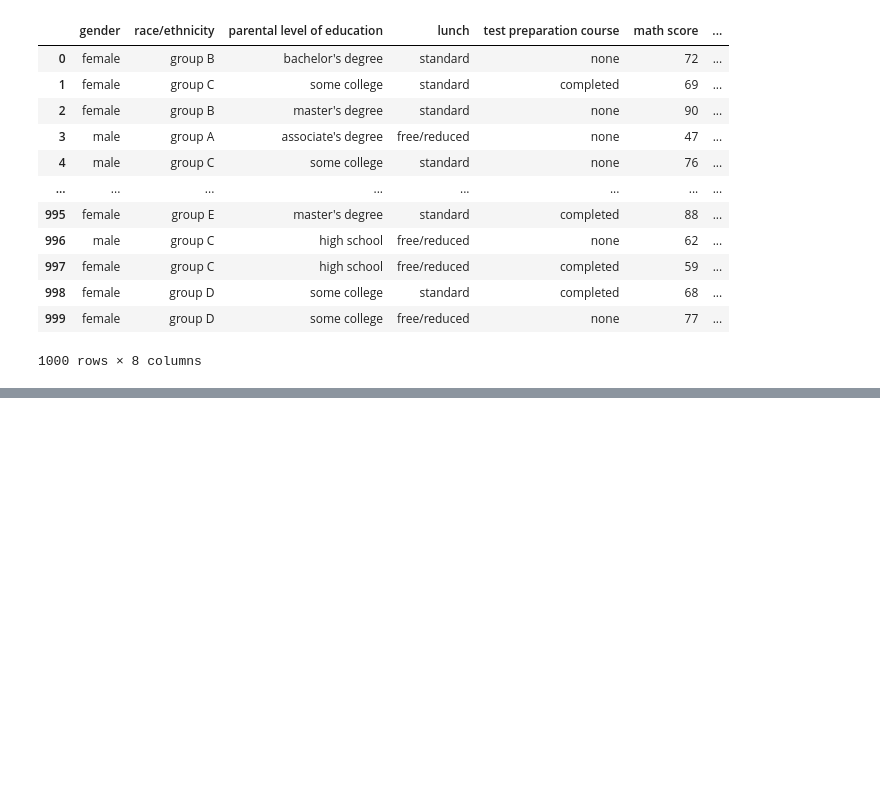
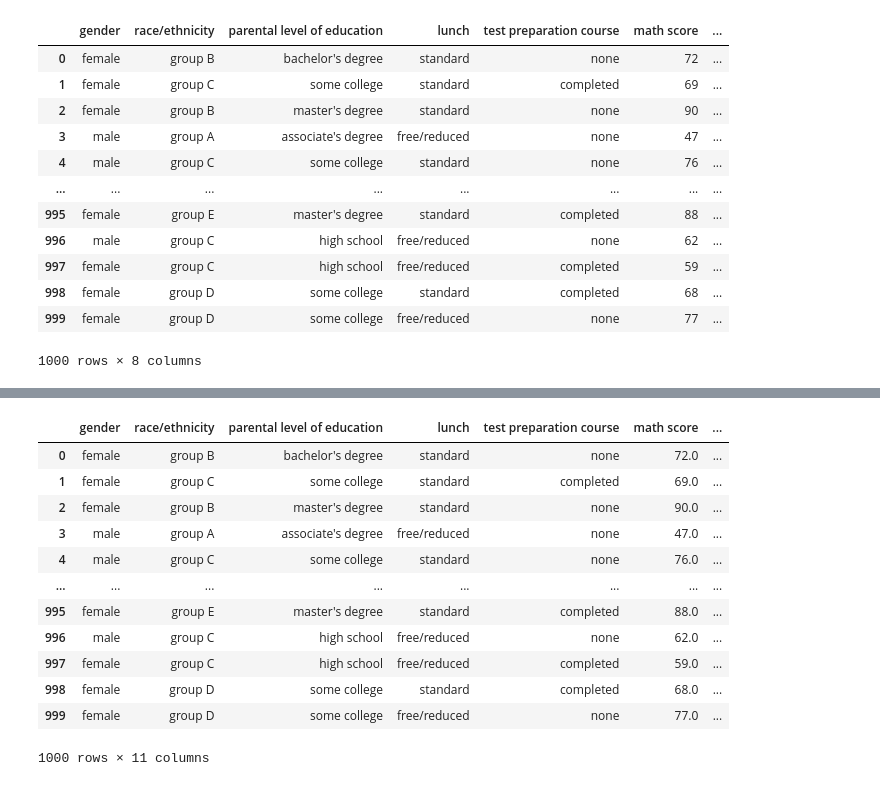
Before and after one commit to RinitJain/SEM-6-DSBDA, a Jupyter notebook: Assignment_02/Assignment_02.ipynb, the cells around one changed output, grey strips where cells are left out. Cells and saved outputs as stored; diff of their text form; code cells hidden in the pictures; blank space fills up the shorter version.

```diff
--- a/Assignment_02/Assignment_02.ipynb
+++ b/Assignment_02/Assignment_02.ipynb
@@ -21,0 +120,8 @@ data
+# %%
+# Apply MinMax Scaling Transformation technique
+
+cols_to_drop = ['gender', 'race/ethnicity', 'parental level of education', 'lunch', 'test preparation course']
+
+score_data = data.drop(columns=[col for col in cols_to_drop if col in data.columns])
+
+score_data.head()
@@ -21,0 +135,12 @@ data
+# %%
+scaler = MinMaxScaler()
+score_data = scaler.fit_transform(score_data)
+
+#this returs a numpy
+# so again convert it to a pandas dataframe
+
+score_data = pd.DataFrame(
+    score_data,
+    columns=['math score (scaled)', 'reading score (scaled)', 'writing score (scaled)'],
+    index=data.index
+)
@@ -21,0 +156,18 @@ data
+# %%
+dfs = [data, score_data]
+new_data = pd.concat(dfs, axis=1)
+new_data
+# %% [output]
+|  | gender | race/ethnicity | parental level of education | lunch | test preparation course | math score | ... |
+| 0 | female | group B | bachelor's degree | standard | none | 72.0 | ... |
+| 1 | female | group C | some college | standard | completed | 69.0 | ... |
+| 2 | female | group B | master's degree | standard | none | 90.0 | ... |
+| 3 | male | group A | associate's degree | free/reduced | none | 47.0 | ... |
+| 4 | male | group C | some college | standard | none | 76.0 | ... |
+| ... | ... | ... | ... | ... | ... | ... | ... |
+| 995 | female | group E | master's degree | standard | completed | 88.0 | ... |
+| 996 | male | group C | high school | free/reduced | none | 62.0 | ... |
+| 997 | female | group C | high school | free/reduced | completed | 59.0 | ... |
+| 998 | female | group D | some college | standard | completed | 68.0 | ... |
+| 999 | female | group D | some college | free/reduced | none | 77.0 | ... |
+1000 rows × 11 columns
```
Also changed, not shown: parts of 12 cells of this notebook, 1 other file.
